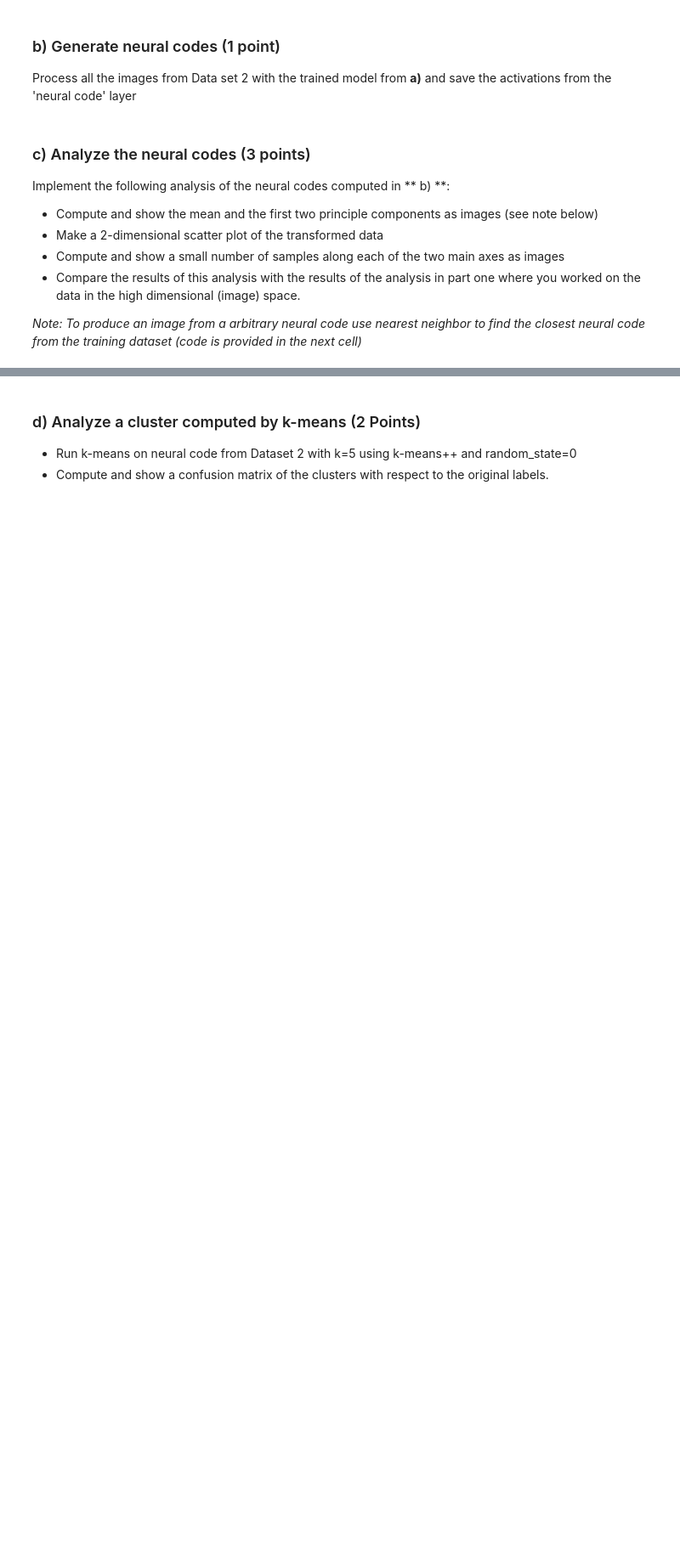
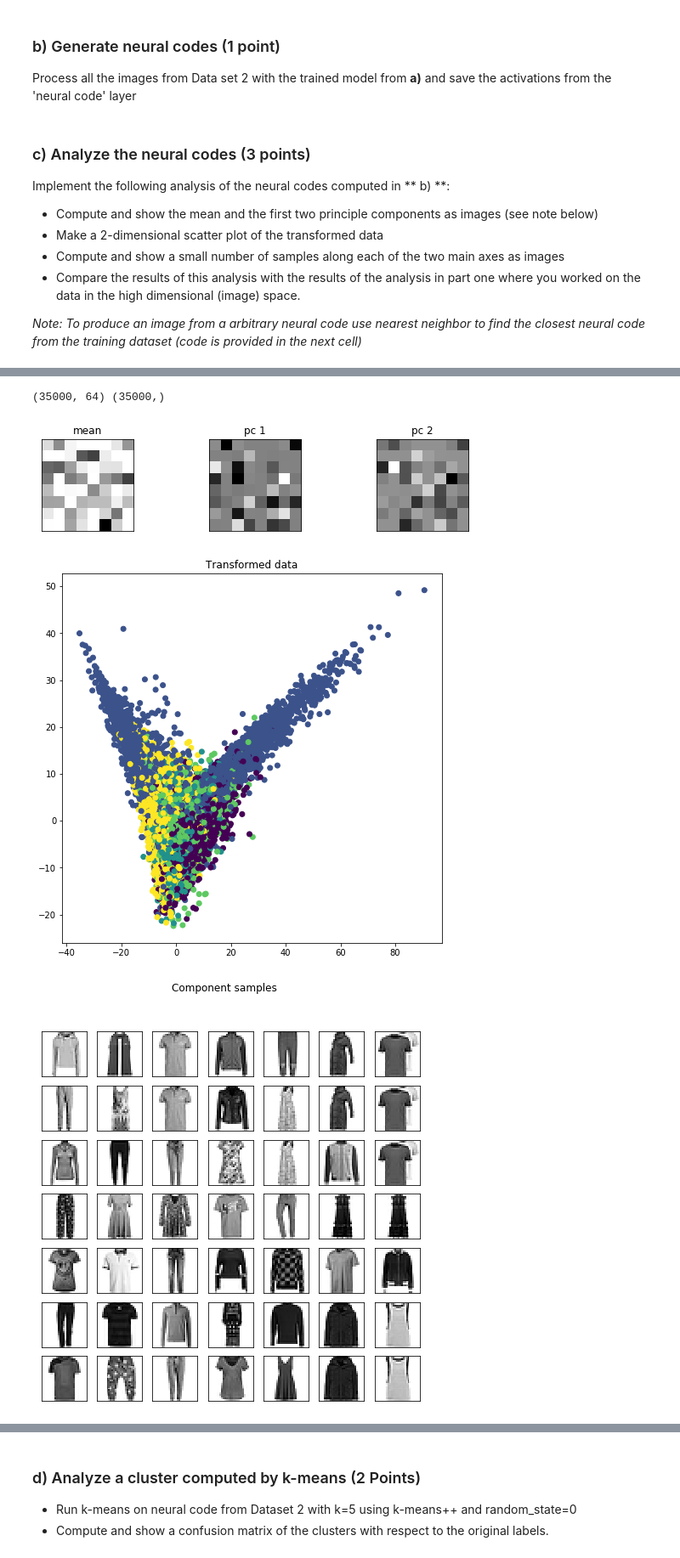
Before and after one commit to Mesoptier/ML-course, a Jupyter notebook: FDM_Challenge_Part2.ipynb, the cells around one changed output, grey strips where cells are left out. Shown at 85% size. Saved outputs shown, nothing was run; the diff lists cells and outputs as text; code cells hidden in the pictures; blank space fills up the shorter version.

```diff
--- a/FDM_Challenge_Part2.ipynb
+++ b/FDM_Challenge_Part2.ipynb
@@ -163,7 +164,7 @@ neural_codes_model = Model(inputs=model.input, outputs=model.get_layer("neural_c
 # Trainning loop
 # given parameters are just a suggestion
 batch_size = 64
-epochs = 10
+epochs = 15
 
 model.fit(dataset_1, y_dataset1,
           batch_size=batch_size,
@@ -243,0 +326,12 @@ buildFigureList(plt.figure(1),subfiglist, titles, 2)
+# %%
+X_nc = neural_codes
+y_nc = np.argmax(y_dataset2, axis=1)
+
+print(X_nc.shape, y_nc.shape)
+
+pca_analysis(X_nc, y_nc)
+# %% [output]
+(35000, 64) (35000,)
+[figure, added]
+[figure, added]
+[figure, added]
```
Also changed, not shown: parts of 8 cells of this notebook.
